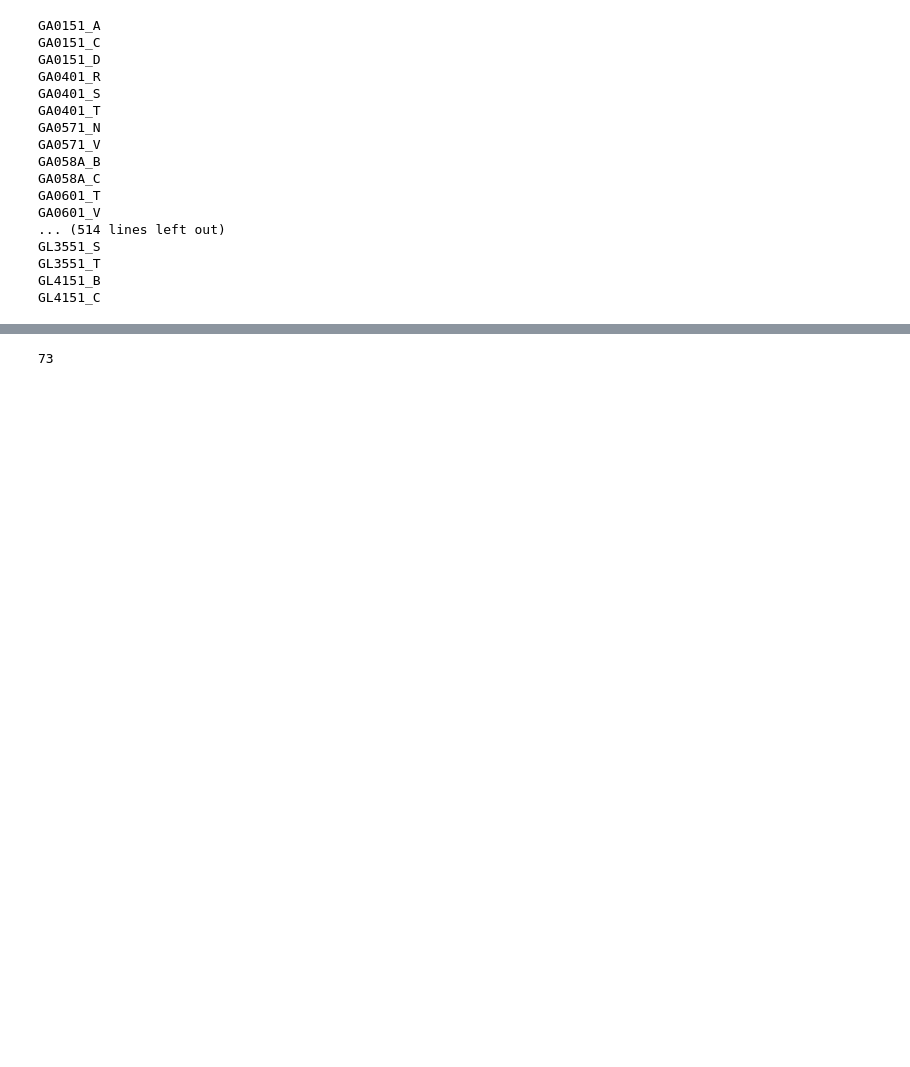
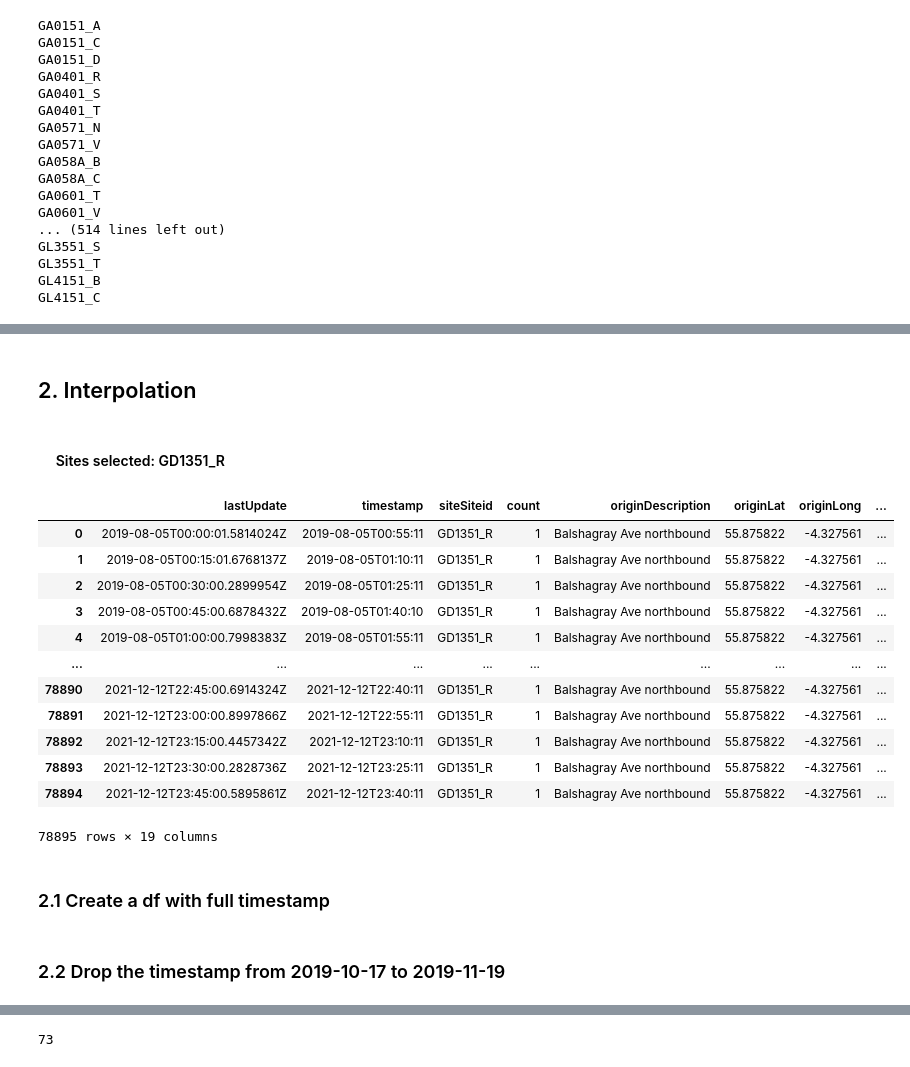
Before and after one commit to YueLi-0816/traffic_prediction, a Jupyter notebook: Data_processing.ipynb, the cells around one changed output, grey strips where cells are left out. Drawn from its saved outputs; the diff is of its cells as text; code cells hidden in the pictures; blank space fills up the shorter version.

```diff
--- a/Data_processing.ipynb
+++ b/Data_processing.ipynb
@@ -108,0 +116,23 @@ flow_stats_df.sort_values(by=['sumFlow'], ascending=False)
+# %% [markdown]
+## 2. Interpolation
+# %% [markdown]
+#### &nbsp;&nbsp;&nbsp;&nbsp; Sites selected: GD1351_R
+# %%
+data = pd.read_csv('../../../Data/Data processing/20211028_SCOOT_Data/JupyterNotebook_CSV/20211213_SCOOT_data/GD1351_R&2019_08_05-2021_12_12.csv')
+data
+# %% [output]
+|  | lastUpdate | timestamp | siteSiteid | count | originDescription | originLat | originLong | ... |
+| 0 | 2019-08-05T00:00:01.5814024Z | 2019-08-05T00:55:11 | GD1351_R | 1 | Balshagray Ave northbound | 55.875822 | -4.327561 | ... |
+| 1 | 2019-08-05T00:15:01.6768137Z | 2019-08-05T01:10:11 | GD1351_R | 1 | Balshagray Ave northbound | 55.875822 | -4.327561 | ... |
+| 2 | 2019-08-05T00:30:00.2899954Z | 2019-08-05T01:25:11 | GD1351_R | 1 | Balshagray Ave northbound | 55.875822 | -4.327561 | ... |
+| 3 | 2019-08-05T00:45:00.6878432Z | 2019-08-05T01:40:10 | GD1351_R | 1 | Balshagray Ave northbound | 55.875822 | -4.327561 | ... |
+| 4 | 2019-08-05T01:00:00.7998383Z | 2019-08-05T01:55:11 | GD1351_R | 1 | Balshagray Ave northbound | 55.875822 | -4.327561 | ... |
+| ... | ... | ... | ... | ... | ... | ... | ... | ... |
+| 78890 | 2021-12-12T22:45:00.6914324Z | 2021-12-12T22:40:11 | GD1351_R | 1 | Balshagray Ave northbound | 55.875822 | -4.327561 | ... |
+| 78891 | 2021-12-12T23:00:00.8997866Z | 2021-12-12T22:55:11 | GD1351_R | 1 | Balshagray Ave northbound | 55.875822 | -4.327561 | ... |
+| 78892 | 2021-12-12T23:15:00.4457342Z | 2021-12-12T23:10:11 | GD1351_R | 1 | Balshagray Ave northbound | 55.875822 | -4.327561 | ... |
+| 78893 | 2021-12-12T23:30:00.2828736Z | 2021-12-12T23:25:11 | GD1351_R | 1 | Balshagray Ave northbound | 55.875822 | -4.327561 | ... |
+| 78894 | 2021-12-12T23:45:00.5895861Z | 2021-12-12T23:40:11 | GD1351_R | 1 | Balshagray Ave northbound | 55.875822 | -4.327561 | ... |
+78895 rows × 19 columns
+# %% [markdown]
+### 2.1 Create a df with full timestamp
@@ -108,0 +153,2 @@ flow_stats_df.sort_values(by=['sumFlow'], ascending=False)
+# %% [markdown]
+### 2.2 Drop the timestamp from 2019-10-17 to 2019-11-19
```
Also changed, not shown: parts of 11 cells of this notebook.
